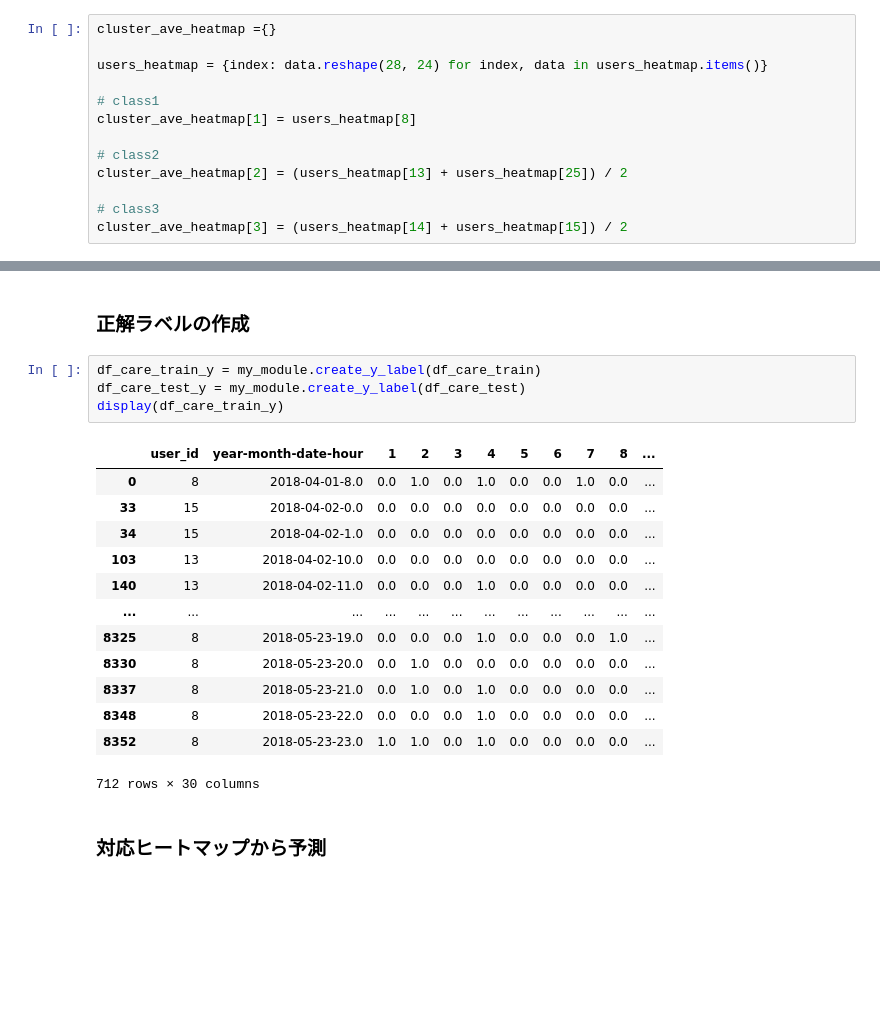
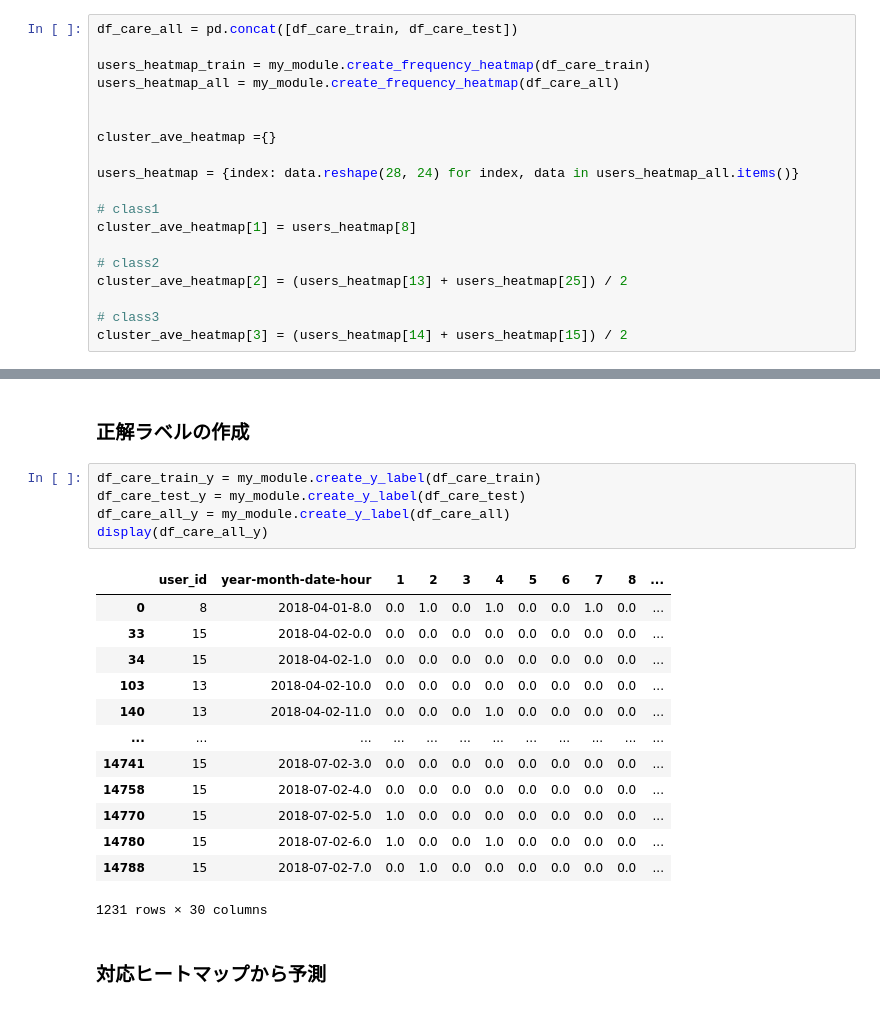
Before and after one commit to namekosiru/nurseCompetition, a Jupyter notebook: notebooks/pipline.ipynb, the cells around one changed output, grey strips where cells are left out. Cells and saved outputs as stored; diff of their text form; blank space fills up the shorter version.

```diff
--- a/notebooks/pipline.ipynb
+++ b/notebooks/pipline.ipynb
@@ -107,9 +106,15 @@ time scale: [0 2 1 1 2]
     - クラス2: 13, 25
     - クラス3: 14, 15
 # %%
+df_care_all = pd.concat([df_care_train, df_care_test])
+
+users_heatmap_train = my_module.create_frequency_heatmap(df_care_train)
+users_heatmap_all = my_module.create_frequency_heatmap(df_care_all)
+
+
 cluster_ave_heatmap ={}
 
-users_heatmap = {index: data.reshape(28, 24) for index, data in users_heatmap.items()}
+users_heatmap = {index: data.reshape(28, 24) for index, data in users_heatmap_all.items()}
 
 # class1
 cluster_ave_heatmap[1] = users_heatmap[8]
@@ -135,21 +140,22 @@ users_filters = my_module.create_users_filters()
 # %%
 df_care_train_y = my_module.create_y_label(df_care_train)
 df_care_test_y = my_module.create_y_label(df_care_test)
-display(df_care_train_y)
+df_care_all_y = my_module.create_y_label(df_care_all)
+display(df_care_all_y)
 # %% [output]
 |  | user_id | year-month-date-hour | 1 | 2 | 3 | 4 | 5 | 6 | 7 | 8 | ... |
 | 0 | 8 | 2018-04-01-8.0 | 0.0 | 1.0 | 0.0 | 1.0 | 0.0 | 0.0 | 1.0 | 0.0 | ... |
 | 33 | 15 | 2018-04-02-0.0 | 0.0 | 0.0 | 0.0 | 0.0 | 0.0 | 0.0 | 0.0 | 0.0 | ... |
 | 34 | 15 | 2018-04-02-1.0 | 0.0 | 0.0 | 0.0 | 0.0 | 0.0 | 0.0 | 0.0 | 0.0 | ... |
 | 103 | 13 | 2018-04-02-10.0 | 0.0 | 0.0 | 0.0 | 0.0 | 0.0 | 0.0 | 0.0 | 0.0 | ... |
 | 140 | 13 | 2018-04-02-11.0 | 0.0 | 0.0 | 0.0 | 1.0 | 0.0 | 0.0 | 0.0 | 0.0 | ... |
 | ... | ... | ... | ... | ... | ... | ... | ... | ... | ... | ... | ... |
-| 8325 | 8 | 2018-05-23-19.0 | 0.0 | 0.0 | 0.0 | 1.0 | 0.0 | 0.0 | 0.0 | 1.0 | ... |
-| 8330 | 8 | 2018-05-23-20.0 | 0.0 | 1.0 | 0.0 | 0.0 | 0.0 | 0.0 | 0.0 | 0.0 | ... |
-| 8337 | 8 | 2018-05-23-21.0 | 0.0 | 1.0 | 0.0 | 1.0 | 0.0 | 0.0 | 0.0 | 0.0 | ... |
-| 8348 | 8 | 2018-05-23-22.0 | 0.0 | 0.0 | 0.0 | 1.0 | 0.0 | 0.0 | 0.0 | 0.0 | ... |
-| 8352 | 8 | 2018-05-23-23.0 | 1.0 | 1.0 | 0.0 | 1.0 | 0.0 | 0.0 | 0.0 | 0.0 | ... |
+| 14741 | 15 | 2018-07-02-3.0 | 0.0 | 0.0 | 0.0 | 0.0 | 0.0 | 0.0 | 0.0 | 0.0 | ... |
+| 14758 | 15 | 2018-07-02-4.0 | 0.0 | 0.0 | 0.0 | 0.0 | 0.0 | 0.0 | 0.0 | 0.0 | ... |
+| 14770 | 15 | 2018-07-02-5.0 | 1.0 | 0.0 | 0.0 | 0.0 | 0.0 | 0.0 | 0.0 | 0.0 | ... |
+| 14780 | 15 | 2018-07-02-6.0 | 1.0 | 0.0 | 0.0 | 1.0 | 0.0 | 0.0 | 0.0 | 0.0 | ... |
+| 14788 | 15 | 2018-07-02-7.0 | 0.0 | 1.0 | 0.0 | 0.0 | 0.0 | 0.0 | 0.0 | 0.0 | ... |
-712 rows × 30 columns
+1231 rows × 30 columns
 # %% [markdown]
 ### 対応ヒートマップから予測
 # %%
```
Also changed, not shown: parts of 4 cells of this notebook, 1 other file.
